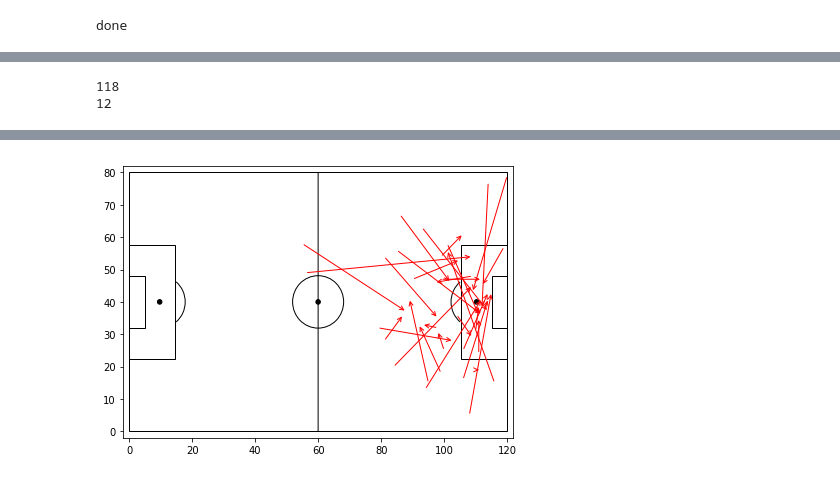
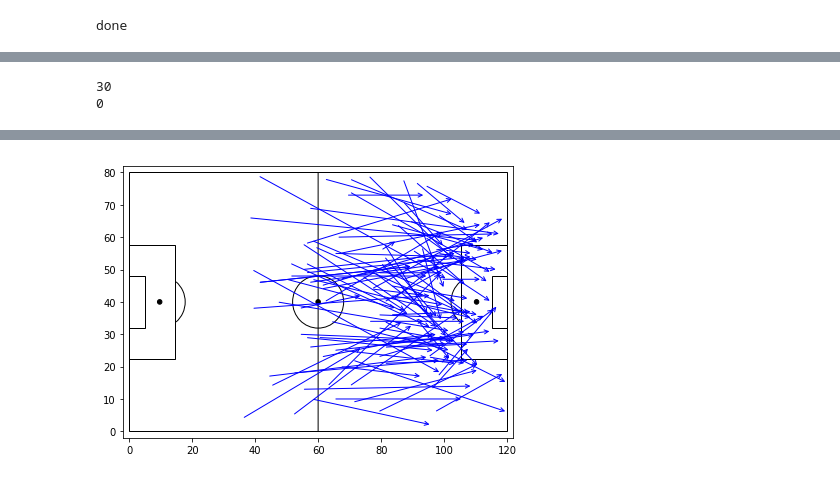
Before and after one commit to koushikkirugulige/Football-Analytics, a Jupyter notebook: Through_Ball.ipynb, the cells around one changed output, grey strips where cells are left out. Saved outputs shown, nothing was run; the diff lists cells and outputs as text; code cells hidden in the pictures.

Commit message:
added assist and through_ball

```diff
--- a/Through_Ball.ipynb
+++ b/Through_Ball.ipynb
@@ -36,12 +54,12 @@ through_ball = df.query('pass_through_ball == True')
 # %%
-assist = df.query('shot_follows_dribble == True')
+assist = df.query('pass_goal_assist == True')
 print(len(assist.index))
 goal = assist.query('shot_outcome_id == 97')
 #assist = df.query('pass_goal_assist == True')
 print(len(goal.index))
 # %% [output]
-118
-12
+30
+0
 # %%
 through_ball= through_ball[["id", "period", "timestamp", "location", "pass_end_location", "pass_recipient_name"]]
 through_ball.head()
@@ -93,27 +111,27 @@ def draw_pitch(ax):
 # %%
 fig=plt.figure() #set up the figures
 fig.set_size_inches(7, 5)
 ax=fig.add_subplot(1,1,1)
 draw_pitch(ax) #overlay our different objects on the pitch
 plt.ylim(-2, 82)
 plt.xlim(-2, 122)
 #plt.plot(x_axis,y_axis,'ro')
 #plt.plot(x,y,'bo')
 #plt.axis('off')
 
-"""for i in range(len(through_ball)):
+for i in range(len(through_ball)):
     # annotate draw an arrow from a current position to pass_end_location
     ax.annotate("", xy = (through_ball.iloc[i]['pass_end_location'][0], through_ball.iloc[i]['pass_end_location'][1]), xycoords = 'data',
                xytext = (through_ball.iloc[i]['location'][0], through_ball.iloc[i]['location'][1]), textcoords = 'data',
                arrowprops=dict(arrowstyle="->",connectionstyle="arc3", color = "blue"),)
 """
 for i in range(len(assist)):
     # annotate draw an arrow from a current position to pass_end_location
     ax.annotate("", xy = (assist.iloc[i]['pass_end_location'][0], assist.iloc[i]['pass_end_location'][1]), xycoords = 'data',
                xytext = (assist.iloc[i]['location'][0], assist.iloc[i]['location'][1]), textcoords = 'data',
                arrowprops=dict(arrowstyle="->",connectionstyle="arc3", color = "red"),)
-
+"""
 
 plt.show()
 # %% [output]
-[figure, old version]
+[figure, new version]
```
Also changed, not shown: parts of 2 cells of this notebook.
